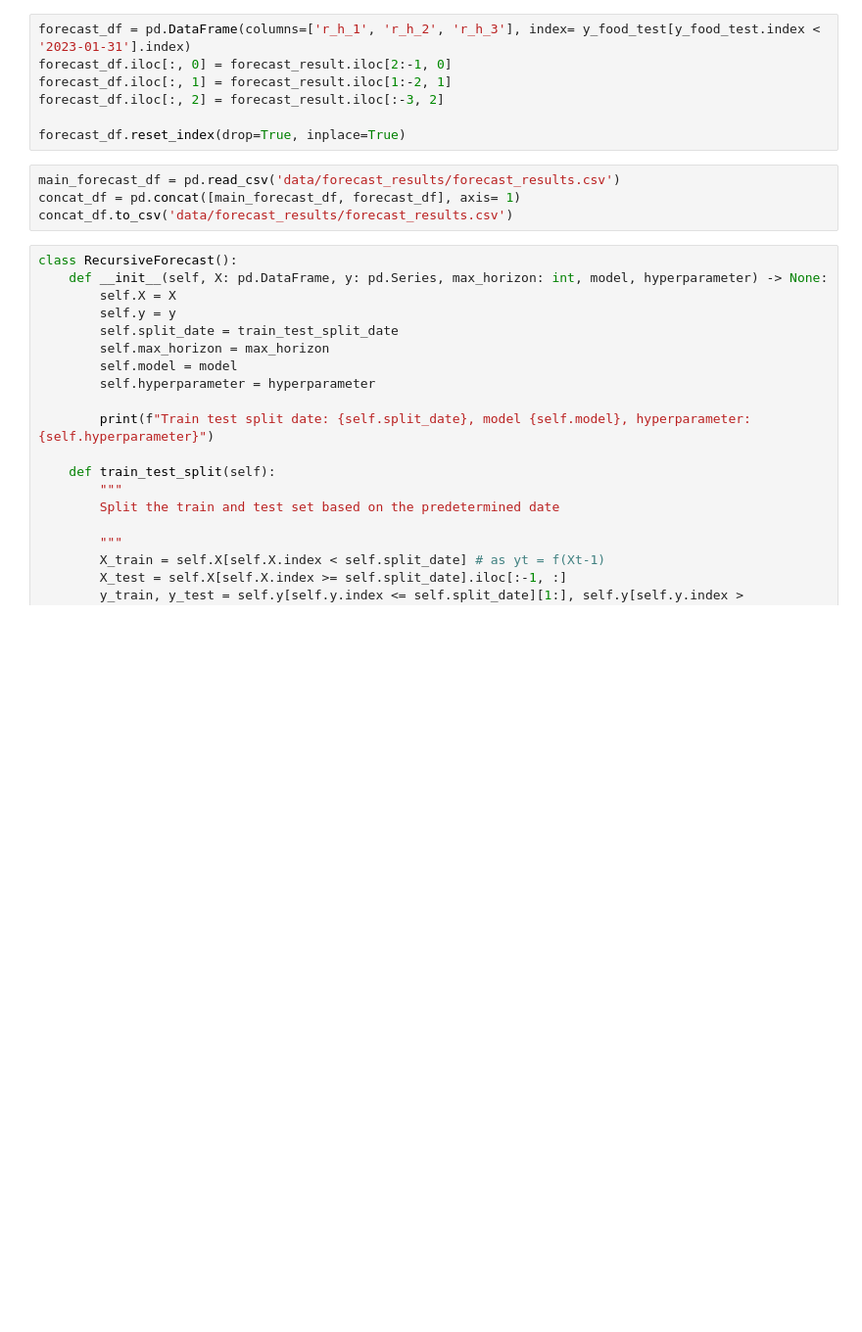
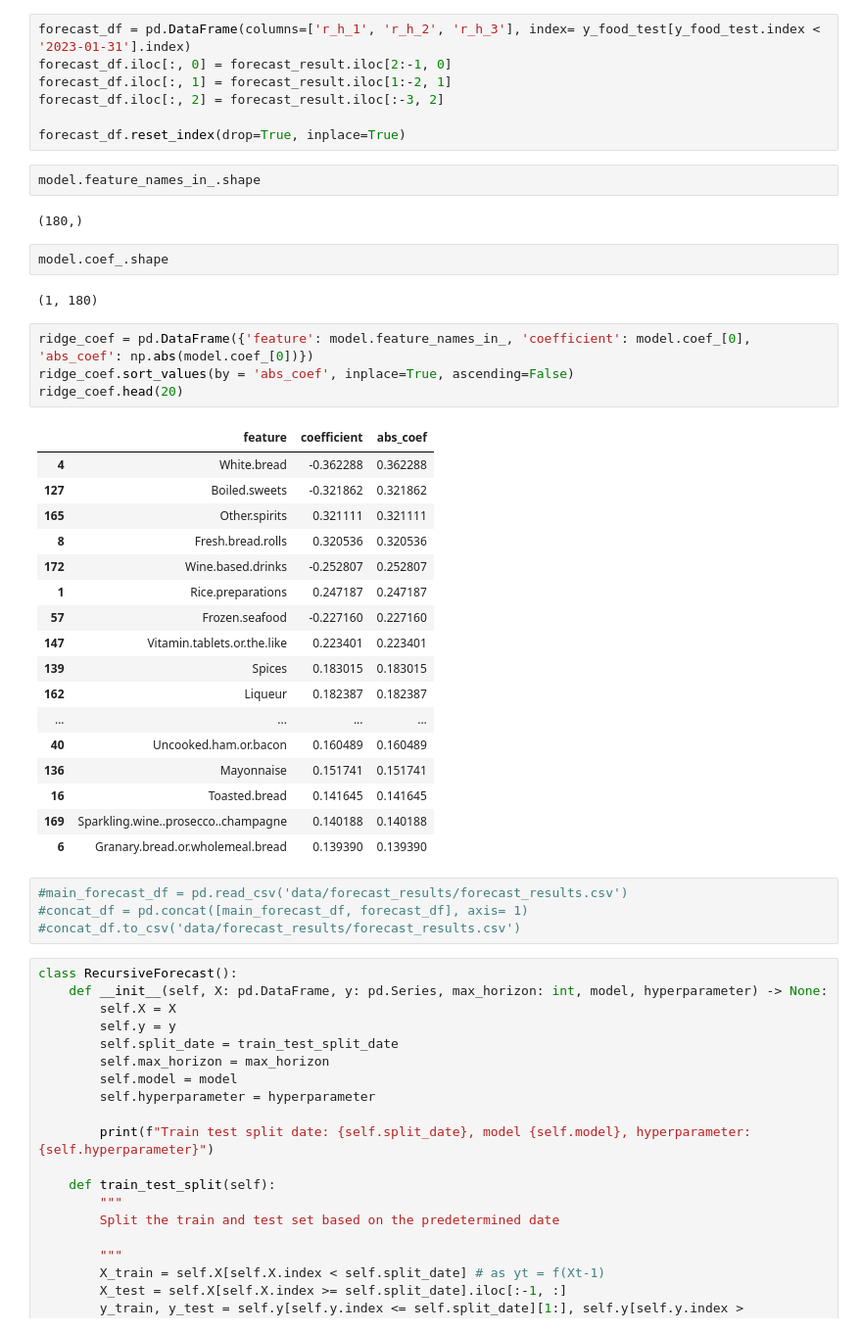
Before and after one commit to lamlam98765/thesis_code, a Jupyter notebook: main/4.1._Shrinkage_methods_first_trial.ipynb, the cells around one changed output. Shown at 98% size. Drawn from its saved outputs; the diff is of its cells as text; blank space fills up the shorter version.

```diff
--- a/main/4_Shrinkage_methods.ipynb
+++ b/main/4.1._Shrinkage_methods_first_trial.ipynb
@@ -178,10 +176,40 @@ forecast_df.iloc[:, 1] = forecast_result.iloc[1:-2, 1]
 forecast_df.iloc[:, 2] = forecast_result.iloc[:-3, 2]
 
 forecast_df.reset_index(drop=True, inplace=True)
+# %%
+model.feature_names_in_.shape
+# %% [output]
+(180,)
+# %%
+model.coef_.shape
+# %% [output]
+(1, 180)
+# %%
+ridge_coef = pd.DataFrame({'feature': model.feature_names_in_, 'coefficient': model.coef_[0], 'abs_coef': np.abs(model.coef_[0])})
+ridge_coef.sort_values(by = 'abs_coef', inplace=True, ascending=False)
+ridge_coef.head(20)
+# %% [output]
+|  | feature | coefficient | abs_coef |
+| 4 | White.bread | -0.362288 | 0.362288 |
+| 127 | Boiled.sweets | -0.321862 | 0.321862 |
+| 165 | Other.spirits | 0.321111 | 0.321111 |
+| 8 | Fresh.bread.rolls | 0.320536 | 0.320536 |
+| 172 | Wine.based.drinks | -0.252807 | 0.252807 |
+| 1 | Rice.preparations | 0.247187 | 0.247187 |
+| 57 | Frozen.seafood | -0.227160 | 0.227160 |
+| 147 | Vitamin.tablets.or.the.like | 0.223401 | 0.223401 |
+| 139 | Spices | 0.183015 | 0.183015 |
+| 162 | Liqueur | 0.182387 | 0.182387 |
+| ... | ... | ... | ... |
+| 40 | Uncooked.ham.or.bacon | 0.160489 | 0.160489 |
+| 136 | Mayonnaise | 0.151741 | 0.151741 |
+| 16 | Toasted.bread | 0.141645 | 0.141645 |
+| 169 | Sparkling.wine..prosecco..champagne | 0.140188 | 0.140188 |
+| 6 | Granary.bread.or.wholemeal.bread | 0.139390 | 0.139390 |
 # %%
-main_forecast_df = pd.read_csv('data/forecast_results/forecast_results.csv')
-concat_df = pd.concat([main_forecast_df, forecast_df], axis= 1)
-concat_df.to_csv('data/forecast_results/forecast_results.csv')
+#main_forecast_df = pd.read_csv('data/forecast_results/forecast_results.csv')
+#concat_df = pd.concat([main_forecast_df, forecast_df], axis= 1)
+#concat_df.to_csv('data/forecast_results/forecast_results.csv')
 # %%
 class RecursiveForecast():
     def __init__(self, X: pd.DataFrame, y: pd.Series, max_horizon: int, model, hyperparameter) -> None:
```
Also changed, not shown: parts of 12 cells of this notebook, 9 other files.
